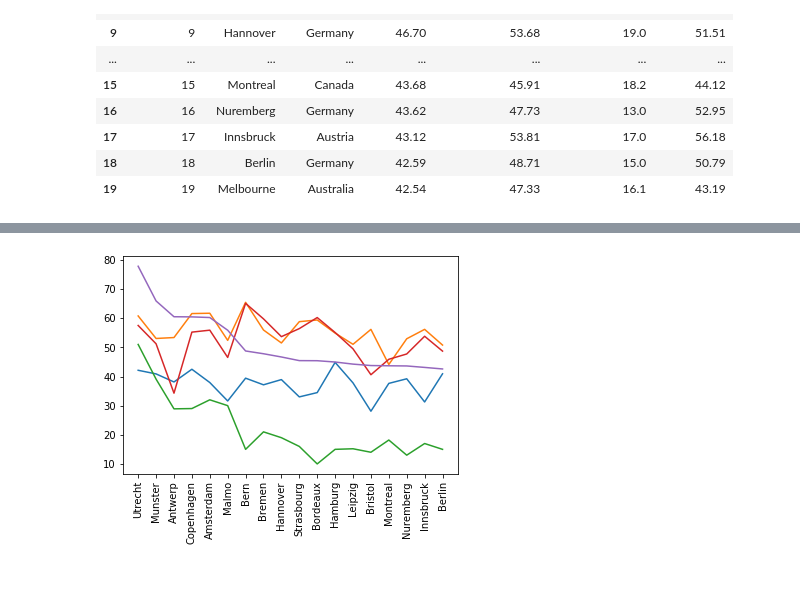
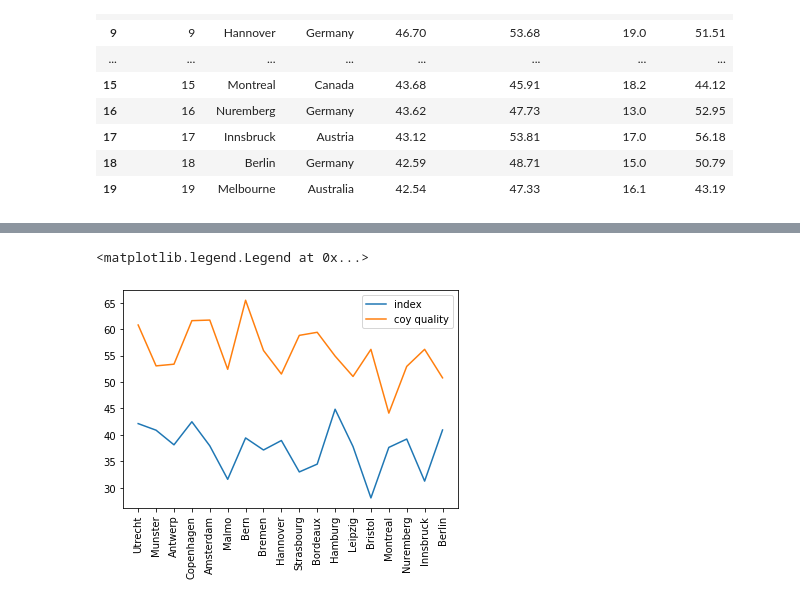
Before and after one commit to DchemistRae/Bikeability_calculator, a Jupyter notebook: result_analysis.ipynb, the cells around one changed output, grey strips where cells are left out. Cells and saved outputs as stored; diff of their text form; code cells hidden in the pictures.

```diff
--- a/result_analysis.ipynb
+++ b/result_analysis.ipynb
@@ -72,14 +72,16 @@ df
 | 16 | Innsbruck, Austria | 31.262807 | 77.670683 | 1.679445 | 14.137063 | 11.0 | 149200.0 | 0.0 | Innsbruck | ... |
 | 17 | Berlin, Germany | 40.929998 | 90.321285 | 1.026328 | 18.518287 | 14.0 | 132202.0 | 0.0 | Berlin | ... |
 # %%
-plt.plot(df['city'], df['average_index'])
-plt.plot(df['city'], df['road_quality'])
-plt.plot(df['city'], df['bike_use_percent'])
-plt.plot(df['city'], df['bike_infrastructure'])
-plt.plot(df['city'], df['total_score'])
+plt.plot(df['city'], df['average_index'], label = 'index')
+plt.plot(df['city'], df['road_quality'], label = 'coy quality' )
+#plt.plot(df['city'], df['bike_use_percent'])
+#plt.plot(df['city'], df['bike_infrastructure'], label = 'coy infrastructure')
+#plt.plot(df['city'], df['total_score'])
 plt.xticks(rotation = 90)
+plt.legend(loc = 'top right')
 # %% [output]
+<matplotlib.legend.Legend at 0x...>
-[figure, old version]
+[figure, new version]
 # %%
 df.dtypes
 # %% [output]
```
Also changed, not shown: parts of 1 cell of this notebook.
